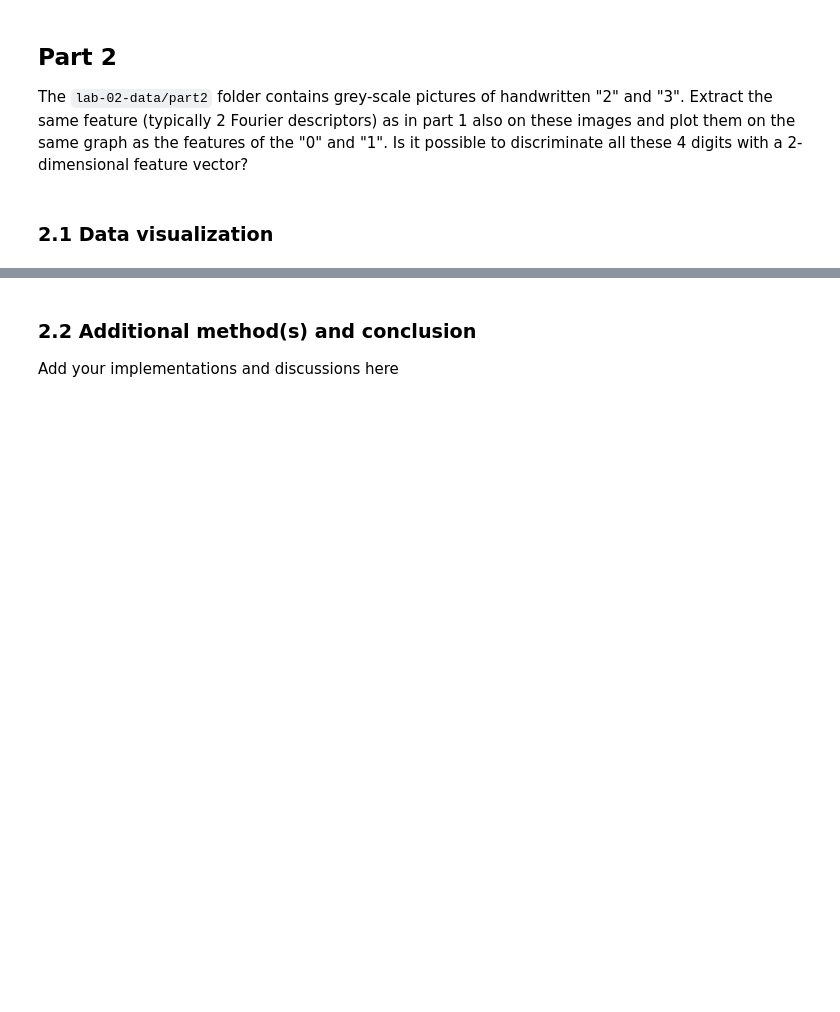
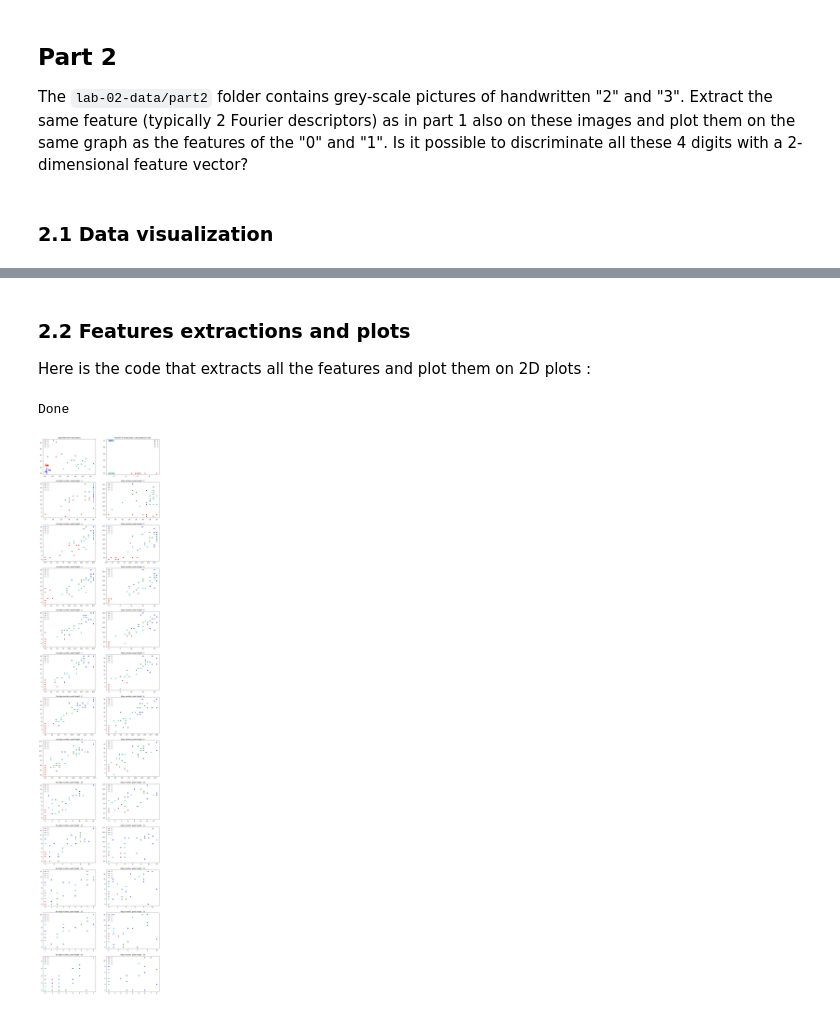
Before and after one commit to JambonSama/image_analysis_and_pattern_recognition_labs, a Jupyter notebook: labs/lab_02_object_description.ipynb, the cells around one changed output, grey strips where cells are left out. Saved outputs shown, nothing was run; the diff lists cells and outputs as text; code cells hidden in the pictures; blank space fills up the shorter version.

```diff
--- a/labs/lab_02_object_description.ipynb
+++ b/labs/lab_02_object_description.ipynb
@@ -525,6 +539,7 @@ print("Done")
-# %% [markdown]
-### 2.2 Additional method(s) and conclusion
-Add your implementations and discussions here
+# %% [markdown]
+### 2.2 Features extractions and plots
+
+Here is the code that extracts all the features and plot them on 2D plots :
 # %%
 # Applying basic morphological operation to clean imgs
 morph_0 = [False,False,False,False,False,False,False,False,False,False]
@@ -583,10 +598,10 @@ for j in range(10):
     closed_loops[3,j] = getClosedLoops(imgs_3[j])
 
     # ratio
-    ratio[0,j], _, _ = getRatio(imgs_0[j])
-    ratio[1,j], _, _ = getRatio(imgs_1[j])
-    ratio[2,j], _, _ = getRatio(imgs_2[j])
-    ratio[3,j], _, _ = getRatio(imgs_3[j])
+    ratio[0,j], _ = getRatio(imgs_0[j])
+    ratio[1,j], _ = getRatio(imgs_1[j])
+    ratio[2,j], _ = getRatio(imgs_2[j])
+    ratio[3,j], _ = getRatio(imgs_3[j])
 
 # Plots
 n_lin = 13
@@ -598,30 +613,33 @@ ax[0,0].plot(modules[0,0,:], modules[0,1,:], "bo", label="0")
 ax[0,0].plot(modules[1,0,:], modules[1,1,:], "ro", label="1")
 ax[0,0].plot(modules[2,0,:], modules[2,1,:], "go", label="2")
 ax[0,0].plot(modules[3,0,:], modules[3,1,:], "co", label="3")
 ax[0,0].legend(loc="upper left")
 ax[0,0].set_title(f"Adjusted Fourier Descriptors")
 
 ax[0,1].plot(ratio[0,:], closed_loops[0,:], "bo", label="0")
 ax[0,1].plot(ratio[1,:], closed_loops[1,:], "ro", label="1")
 ax[0,1].plot(ratio[2,:], closed_loops[2,:], "go", label="2")
 ax[0,1].plot(ratio[3,:], closed_loops[3,:], "co", label="3")
 ax[0,1].legend(loc='upper right')
 ax[0,1].set_title(f"Number of closed loops vs Bounding box ratio")
 
 for i in range(peak_tresholds.size):
     ax[i+1,0].plot(nb_peak_x[0,i,:], nb_peak_y[0,i,:], "bo", label="0")
     ax[i+1,0].plot(nb_peak_x[1,i,:], nb_peak_y[1,i,:], "ro", label="1")
     ax[i+1,0].plot(nb_peak_x[2,i,:], nb_peak_y[2,i,:], "go", label="2")
     ax[i+1,0].plot(nb_peak_x[3,i,:], nb_peak_y[3,i,:], "co", label="3")
     ax[i+1,0].legend(loc='upper left')
     ax[i+1,0].set_title(f"No-align number, peak height : {peak_tresholds[i]}")
 
     ax[1+i,1].plot(nb_peak_xmt[0,i,:], nb_peak_ymt[0,i,:], "bo", label="0")
     ax[1+i,1].plot(nb_peak_xmt[1,i,:], nb_peak_ymt[1,i,:], "ro", label="1")
     ax[1+i,1].plot(nb_peak_xmt[2,i,:], nb_peak_ymt[2,i,:], "go", label="2")
     ax[1+i,1].plot(nb_peak_xmt[3,i,:], nb_peak_ymt[3,i,:], "co", label="3")
     ax[1+i,1].legend(loc='upper left')
     ax[1+i,1].set_title(f"Align number, peak height : {peak_tresholds[i]}")
 
 # End of cell
 print("Done")
+# %% [output]
+Done
+[figure, added]
```
Also changed, not shown: parts of 13 cells of this notebook.
